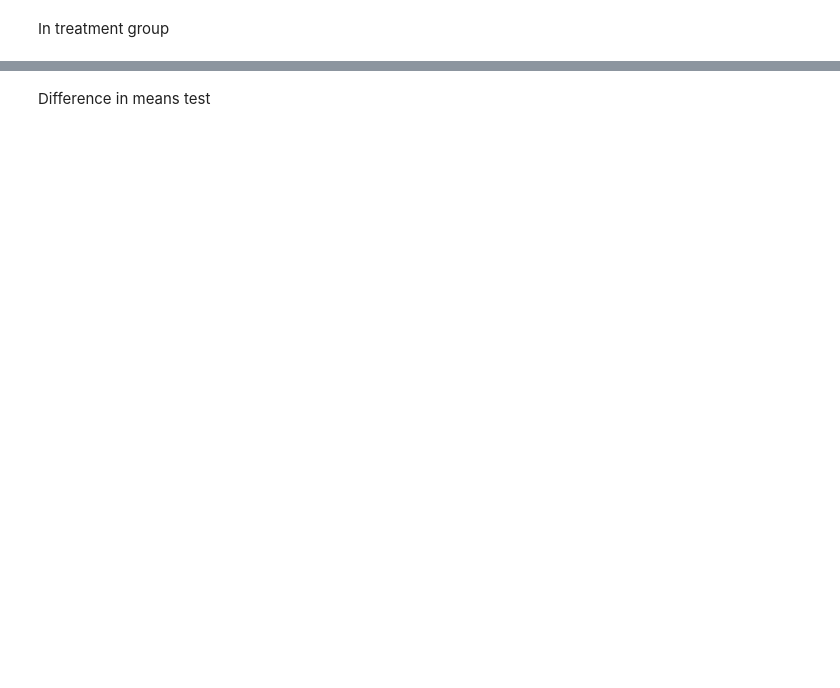
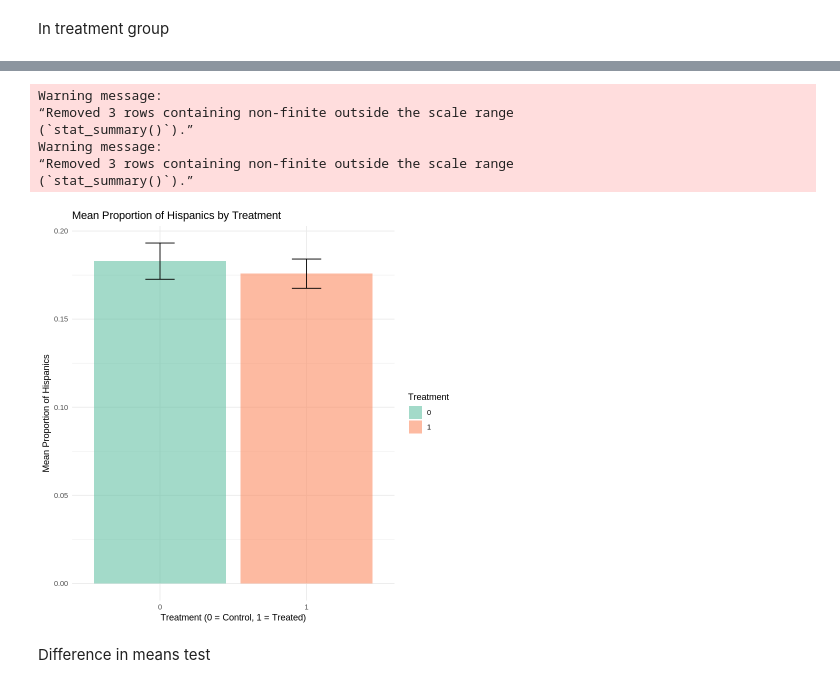
Before and after one commit to emolinaperez/econometrics_mek, a Jupyter notebook: Week 2/R/Week2_Lab.ipynb, the cells around one changed output, grey strips where cells are left out. Drawn from its saved outputs; the diff is of its cells as text; code cells hidden in the pictures; blank space fills up the shorter version.

```diff
--- a/Week 2/R/Week2_Lab.ipynb
+++ b/Week 2/R/Week2_Lab.ipynb
@@ -95,22 +201,27 @@ ggplot(treatment_means, aes(x = factor(treatmnt), y = mean_hispanic, fill = fact
 # %%
-install.packages('Hmisc')
-library(Hmisc)
-
 ggplot(JobCorps, aes(x = factor(treatmnt), y = hispanic, fill = factor(treatmnt))) +
   stat_summary(fun = mean, geom = "bar", alpha = 0.6) +
   stat_summary(
     fun.data = mean_cl_normal,                                         # 95% confidence intervals
     geom = "errorbar",
     width = 0.2
   ) +
   labs(
     title = "Mean Proportion of Hispanics by Treatment",
     x = "Treatment (0 = Control, 1 = Treated)",
     y = "Mean Proportion of Hispanics",
     fill = "Treatment"
   ) +
   scale_fill_brewer(palette = "Set2") +
   theme_minimal()
+# %% [output]
+Warning message:
+“Removed 3 rows containing non-finite outside the scale range
+(`stat_summary()`).”
+Warning message:
+“Removed 3 rows containing non-finite outside the scale range
+(`stat_summary()`).”
+[figure, added]
 # %% [markdown]
 Difference in means test
 # %%
```
Also changed, not shown: parts of 59 cells of this notebook.
